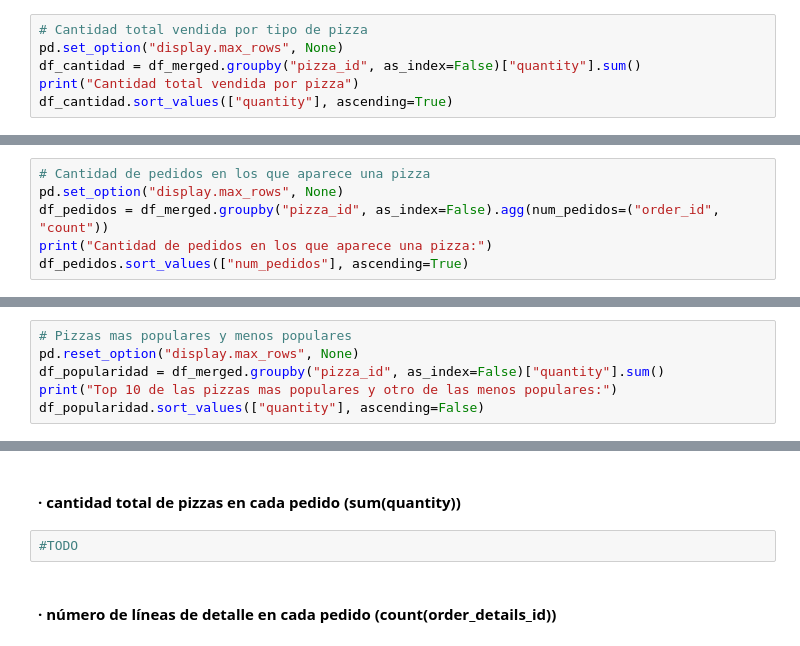
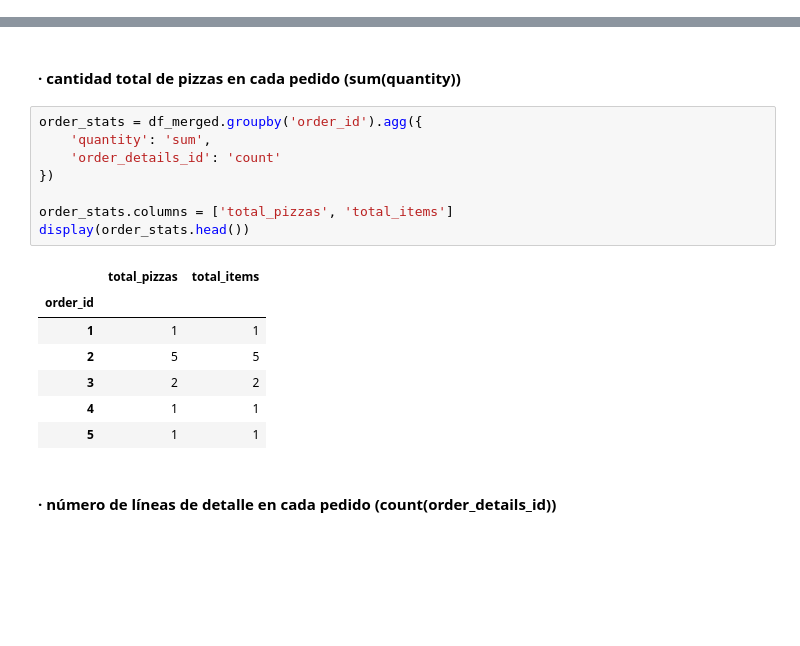
Before and after one commit to Joan735/PythonRA2, a Jupyter notebook: pizza/pizza.ipynb, the cells around one changed output, grey strips where cells are left out. Drawn from its saved outputs; the diff is of its cells as text; blank space fills up the shorter version.

```diff
--- a/pizza/pizza.ipynb
+++ b/pizza/pizza.ipynb
@@ -324,9 +337,3 @@ Promedio de pizzas por pedido: 2.32
 ### 3.2.1 Agrupar por pizza_id para calcular:
 # %% [markdown]
 #### · la cantidad total vendida (sum(quantity))
-# %%
-# Cantidad total vendida por tipo de pizza
-pd.set_option("display.max_rows", None)
-df_cantidad = df_merged.groupby("pizza_id", as_index=False)["quantity"].sum()
-print("Cantidad total vendida por pizza")
-df_cantidad.sort_values(["quantity"], ascending=True)
@@ -352,8 +340,2 @@ Cantidad total vendida por pizza
 # %% [markdown]
 #### · la cantidad de pedidos en los que aparece (count(order_id) o nunique(order_id))
-# %%
-# Cantidad de pedidos en los que aparece una pizza
-pd.set_option("display.max_rows", None)
-df_pedidos = df_merged.groupby("pizza_id", as_index=False).agg(num_pedidos=("order_id", "count"))
-print("Cantidad de pedidos en los que aparece una pizza:")
-df_pedidos.sort_values(["num_pedidos"], ascending=True)
@@ -379,8 +342,2 @@ Cantidad de pedidos en los que aparece una pizza:
 # %% [markdown]
 ### 3.2.2 Identificar las pizzas más populares (más cantidad vendida) y menos populares.
-# %%
-# Pizzas mas populares y menos populares
-pd.reset_option("display.max_rows", None)
-df_popularidad = df_merged.groupby("pizza_id", as_index=False)["quantity"].sum()
-print("Top 10 de las pizzas mas populares y otro de las menos populares:")
-df_popularidad.sort_values(["quantity"], ascending=False)
@@ -406,7 +348,21 @@ Top 10 de las pizzas mas populares y otro de las menos populares:
 # %% [markdown]
 #### · cantidad total de pizzas en cada pedido (sum(quantity))
 # %%
-#TODO
+order_stats = df_merged.groupby('order_id').agg({
+    'quantity': 'sum',
+    'order_details_id': 'count'
+})
+
+order_stats.columns = ['total_pizzas', 'total_items']
+display(order_stats.head())
+# %% [output]
+|  | total_pizzas | total_items |
+| order_id |  |  |
+| 1 | 1 | 1 |
+| 2 | 5 | 5 |
+| 3 | 2 | 2 |
+| 4 | 1 | 1 |
+| 5 | 1 | 1 |
 # %% [markdown]
 #### · número de líneas de detalle en cada pedido (count(order_details_id))
 # %% [markdown]
```
Also changed, not shown: parts of 19 cells of this notebook.
